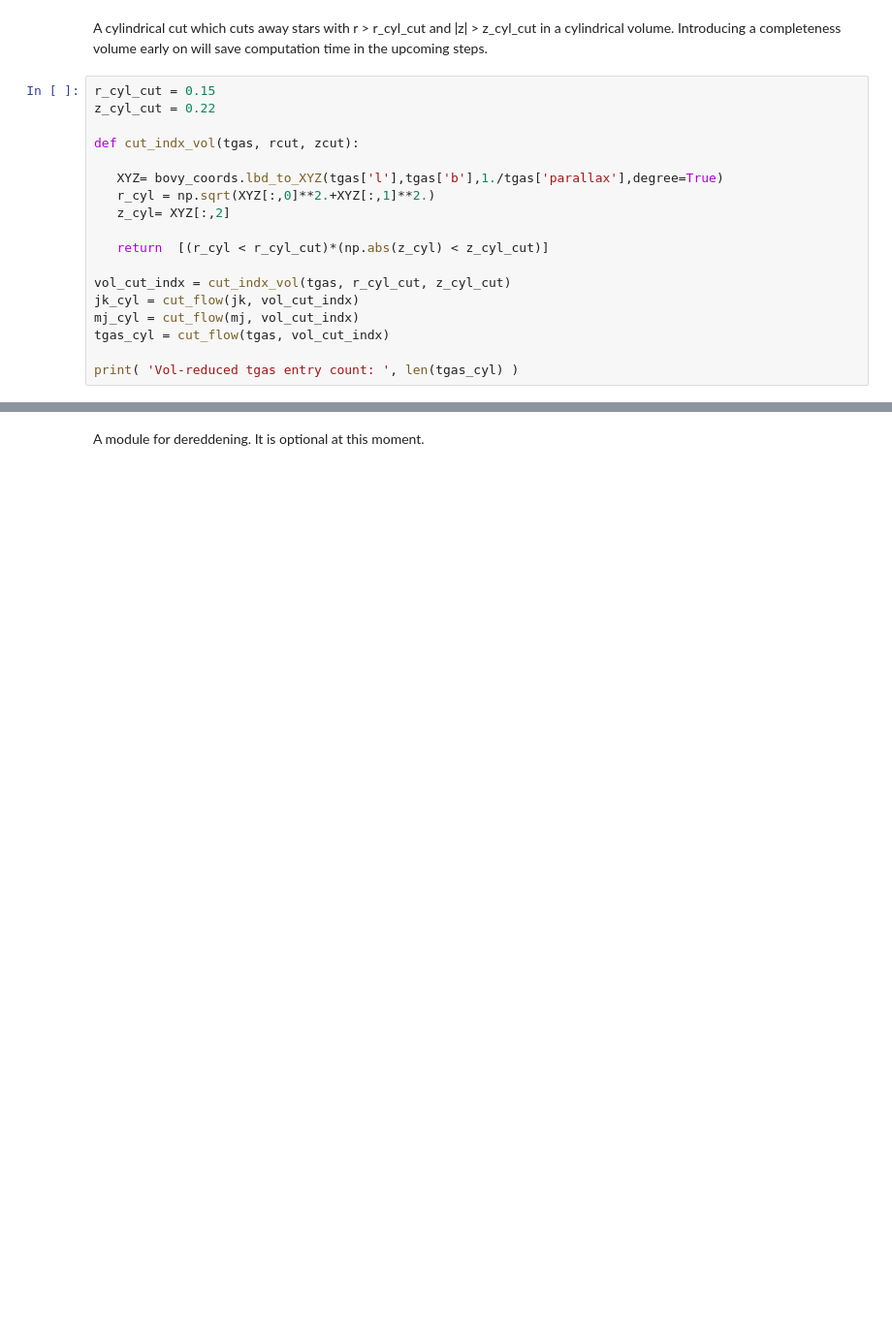
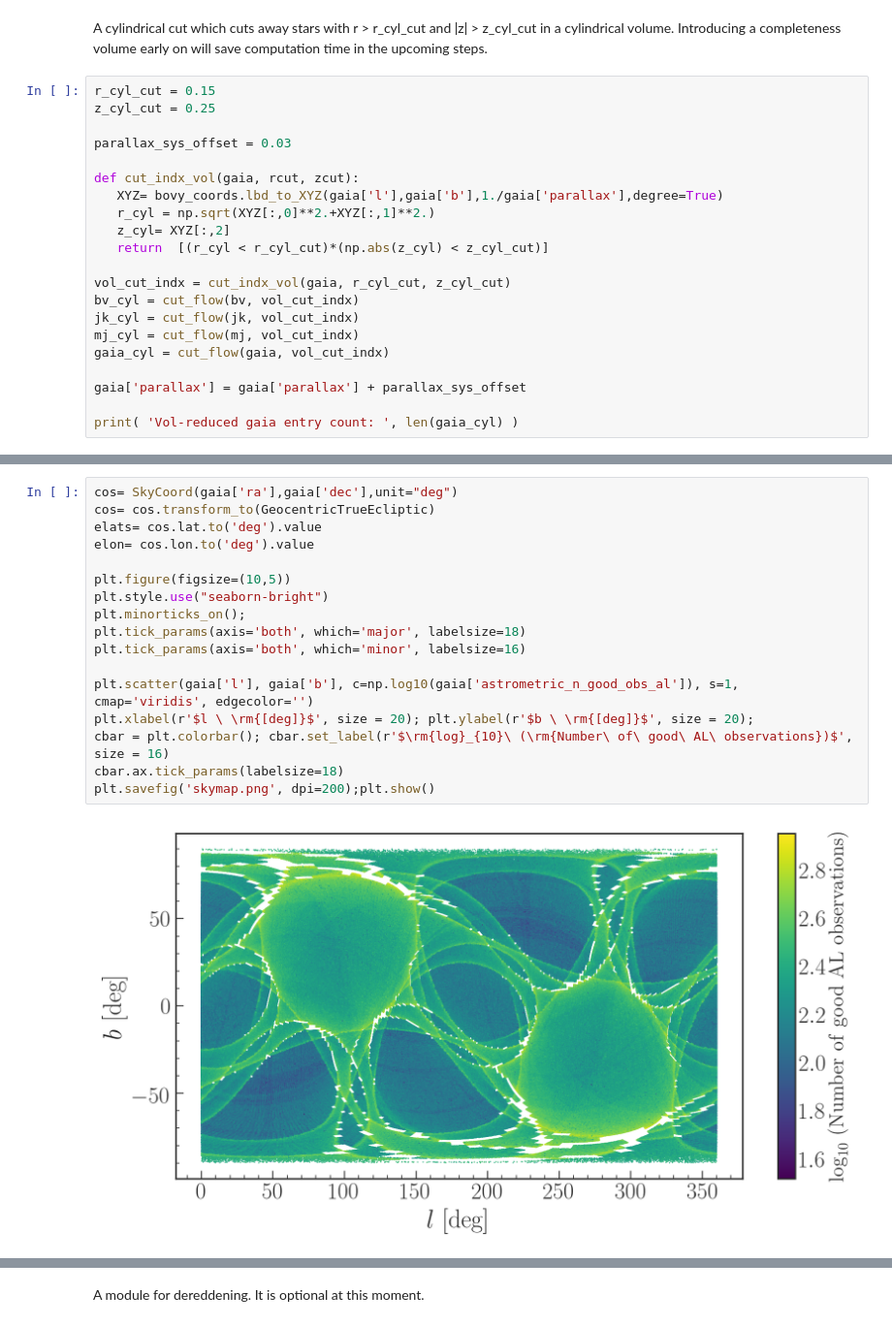
Before and after one commit to bbsonjohn/darkdisk, a Jupyter notebook: gaia_cut.ipynb, the cells around one changed output, grey strips where cells are left out. Shown at 97% size. Drawn from its saved outputs; the diff is of its cells as text; blank space fills up the shorter version.

```diff
--- a/gaia_cut.ipynb
+++ b/gaia_cut.ipynb
@@ -119,19 +145,22 @@ print( 'tgas entry count: ', len(tgas) )
 A cylindrical cut which cuts away stars with r > r_cyl_cut and |z| > z_cyl_cut in a cylindrical volume. Introducing a completeness volume early on will save computation time in the upcoming steps.
 # %%
 r_cyl_cut = 0.15
-z_cyl_cut = 0.22
+z_cyl_cut = 0.25
 
-def cut_indx_vol(tgas, rcut, zcut):
+parallax_sys_offset = 0.03
 
-   XYZ= bovy_coords.lbd_to_XYZ(tgas['l'],tgas['b'],1./tgas['parallax'],degree=True)
+def cut_indx_vol(gaia, rcut, zcut):
+   XYZ= bovy_coords.lbd_to_XYZ(gaia['l'],gaia['b'],1./gaia['parallax'],degree=True)
    r_cyl = np.sqrt(XYZ[:,0]**2.+XYZ[:,1]**2.)
    z_cyl= XYZ[:,2]
-
    return  [(r_cyl < r_cyl_cut)*(np.abs(z_cyl) < z_cyl_cut)]
 
-vol_cut_indx = cut_indx_vol(tgas, r_cyl_cut, z_cyl_cut)
+vol_cut_indx = cut_indx_vol(gaia, r_cyl_cut, z_cyl_cut)
+bv_cyl = cut_flow(bv, vol_cut_indx)
 jk_cyl = cut_flow(jk, vol_cut_indx)
 mj_cyl = cut_flow(mj, vol_cut_indx)
-tgas_cyl = cut_flow(tgas, vol_cut_indx)
+gaia_cyl = cut_flow(gaia, vol_cut_indx)
 
-print( 'Vol-reduced tgas entry count: ', len(tgas_cyl) )
+gaia['parallax'] = gaia['parallax'] + parallax_sys_offset
+
+print( 'Vol-reduced gaia entry count: ', len(gaia_cyl) )
@@ -137,0 +171,19 @@ print( 'Vol-reduced tgas entry count: ', len(tgas_cyl) )
+# %%
+cos= SkyCoord(gaia['ra'],gaia['dec'],unit="deg")
+cos= cos.transform_to(GeocentricTrueEcliptic)
+elats= cos.lat.to('deg').value
+elon= cos.lon.to('deg').value
+
+plt.figure(figsize=(10,5))
+plt.style.use("seaborn-bright")
+plt.minorticks_on();
+plt.tick_params(axis='both', which='major', labelsize=18)
+plt.tick_params(axis='both', which='minor', labelsize=16)
+
+plt.scatter(gaia['l'], gaia['b'], c=np.log10(gaia['astrometric_n_good_obs_al']), s=1, cmap='viridis', edgecolor='')
+plt.xlabel(r'$l \ \rm{[deg]}$', size = 20); plt.ylabel(r'$b \ \rm{[deg]}$', size = 20);
+cbar = plt.colorbar(); cbar.set_label(r'$\rm{log}_{10}\ (\rm{Number\ of\ good\ AL\ observations})$', size = 16)
+cbar.ax.tick_params(labelsize=18)
+plt.savefig('skymap.png', dpi=200);plt.show()
+# %% [output]
+[figure, added]
```
Also changed, not shown: parts of 23 cells of this notebook, 23 other files.
